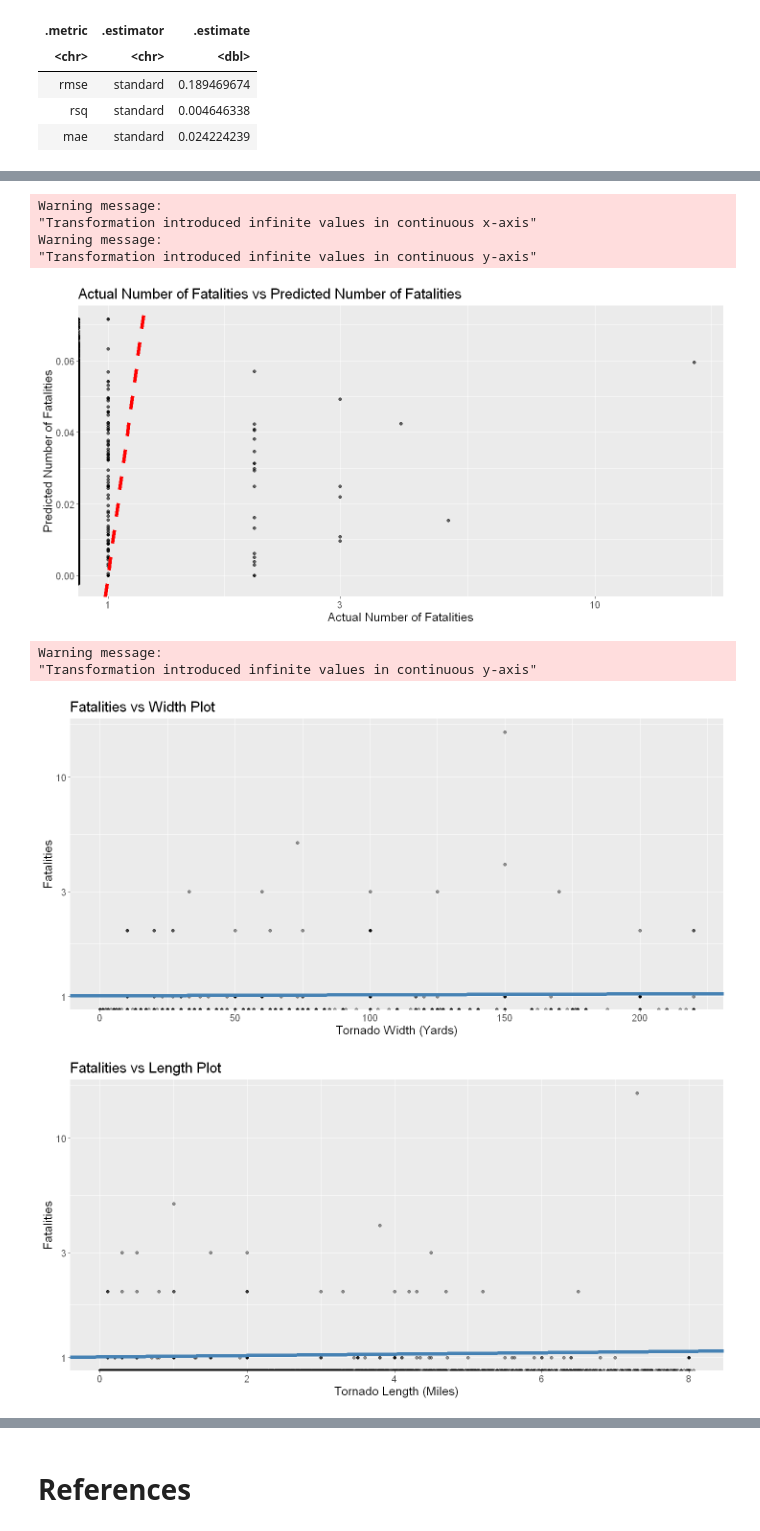
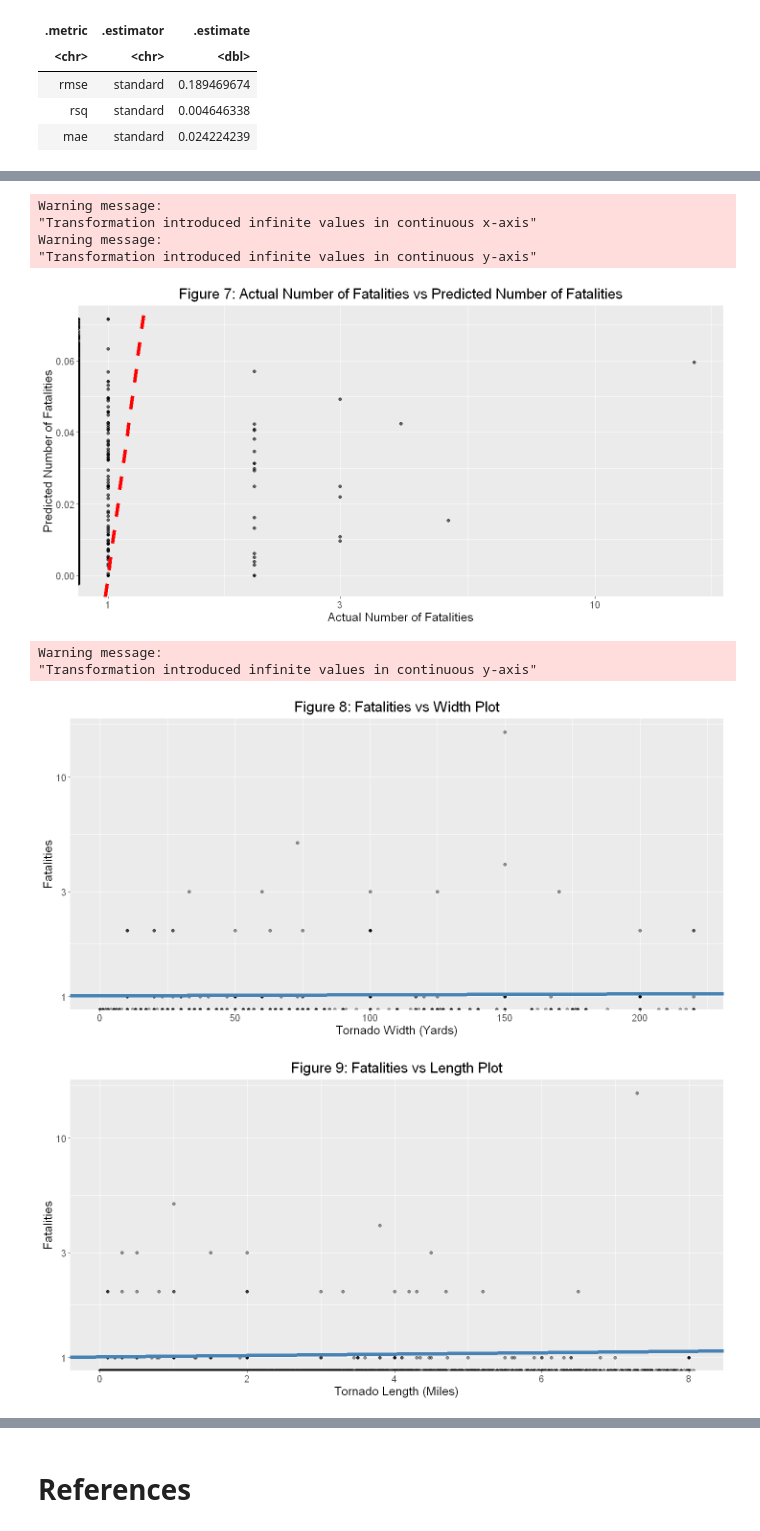
Before and after one commit to DSCI-310-2024/DSCI-310-Group-1-Predict-Casualties-From-Tornado-Data, a Jupyter notebook: src/tornado_fatalities_predictor.ipynb, the cells around one changed output, grey strips where cells are left out. Saved outputs shown, nothing was run; the diff lists cells and outputs as text; code cells hidden in the pictures.

```diff
--- a/src/tornado_fatalities_predictor.ipynb
+++ b/src/tornado_fatalities_predictor.ipynb
@@ -423,8 +424,8 @@ new_fatal_model_viz <- ggplot(new_fatal_predictions, aes(x = fatalities, y = .pr
     scale_x_continuous(trans = "log10") +
     xlab("Actual Number of Fatalities") +
     ylab("Predicted Number of Fatalities") +
-    ggtitle("Actual Number of Fatalities vs Predicted Number of Fatalities") +
-    theme(text = element_text(size = 15))
+    ggtitle("Figure 7: Actual Number of Fatalities vs Predicted Number of Fatalities") +
+    theme(text = element_text(size = 15), plot.title = element_text(hjust = 0.5))
 
 new_fatal_model_viz
 
@@ -435,38 +436,38 @@ new_fatal_widths_plot <- ggplot(new_test_df, aes(x = width, y = fatalities)) +
      #       mapping = aes(x = width, y = .pred),
      #       color = "steelblue",
      #       linewidth = 1) +
      geom_abline(intercept = 0.003074, slope = 0.00004429, color = "steelblue", linewidth = 2) +
      scale_y_continuous(trans = "log10") +
      xlab("Tornado Width (Yards)") +
      ylab("Fatalities") +
-     ggtitle("Fatalities vs Width Plot") +
-     theme(text = element_text(size = 15))
+     ggtitle("Figure 8: Fatalities vs Width Plot") +
+     theme(text = element_text(size = 15), plot.title = element_text(hjust = 0.5))
 
 new_fatal_widths_plot
 
 ## Note: Blue line represents predicted values based on our regression model when tornado width = 0
 new_fatal_length_plot <- ggplot(new_test_df, aes(x = length, y = fatalities)) +
      geom_point(alpha = 0.4) +
      # geom_line(data = fatal_predictions,
      #       mapping = aes(x = length, y = .pred),
      #       color = "steelblue",
      #       linewidth = 1) +
      geom_abline(intercept = 0.003074, slope = 0.003195, color = "steelblue", linewidth = 2) +
      scale_y_continuous(trans = "log10") +
      xlab("Tornado Length (Miles)") +
      ylab("Fatalities") +
-     ggtitle("Fatalities vs Length Plot") +
-     theme(text = element_text(size = 15))
+     ggtitle("Figure 9: Fatalities vs Length Plot") +
+     theme(text = element_text(size = 15), plot.title = element_text(hjust = 0.5))
 
 new_fatal_length_plot
 # %% [output]
 Warning message:
 "Transformation introduced infinite values in continuous x-axis"
 Warning message:
 "Transformation introduced infinite values in continuous y-axis"
-[figure, old version]
+[figure, new version]
 Warning message:
 "Transformation introduced infinite values in continuous y-axis"
-[figure, old version]
+[figure, new version]
-[figure, old version]
+[figure, new version]
 # %% [markdown]
```
Also changed, not shown: parts of 12 cells of this notebook.
